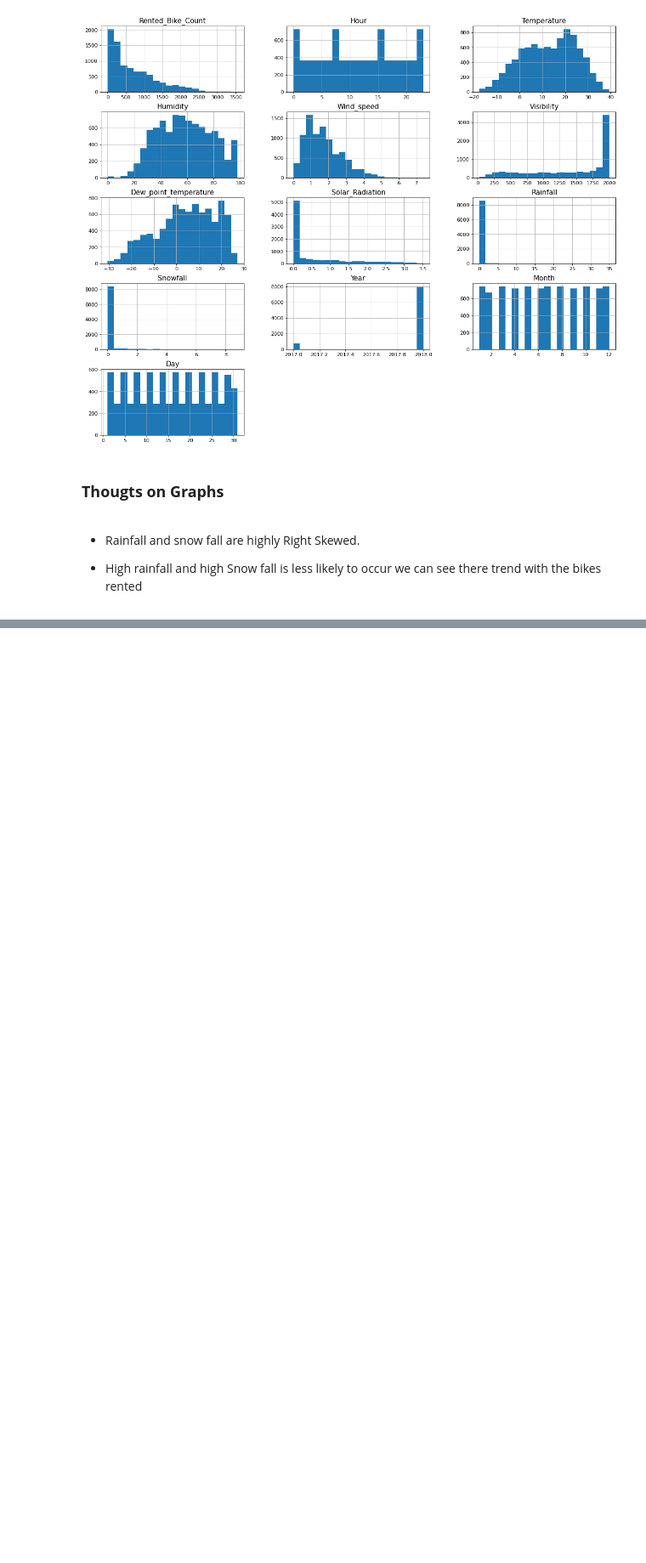
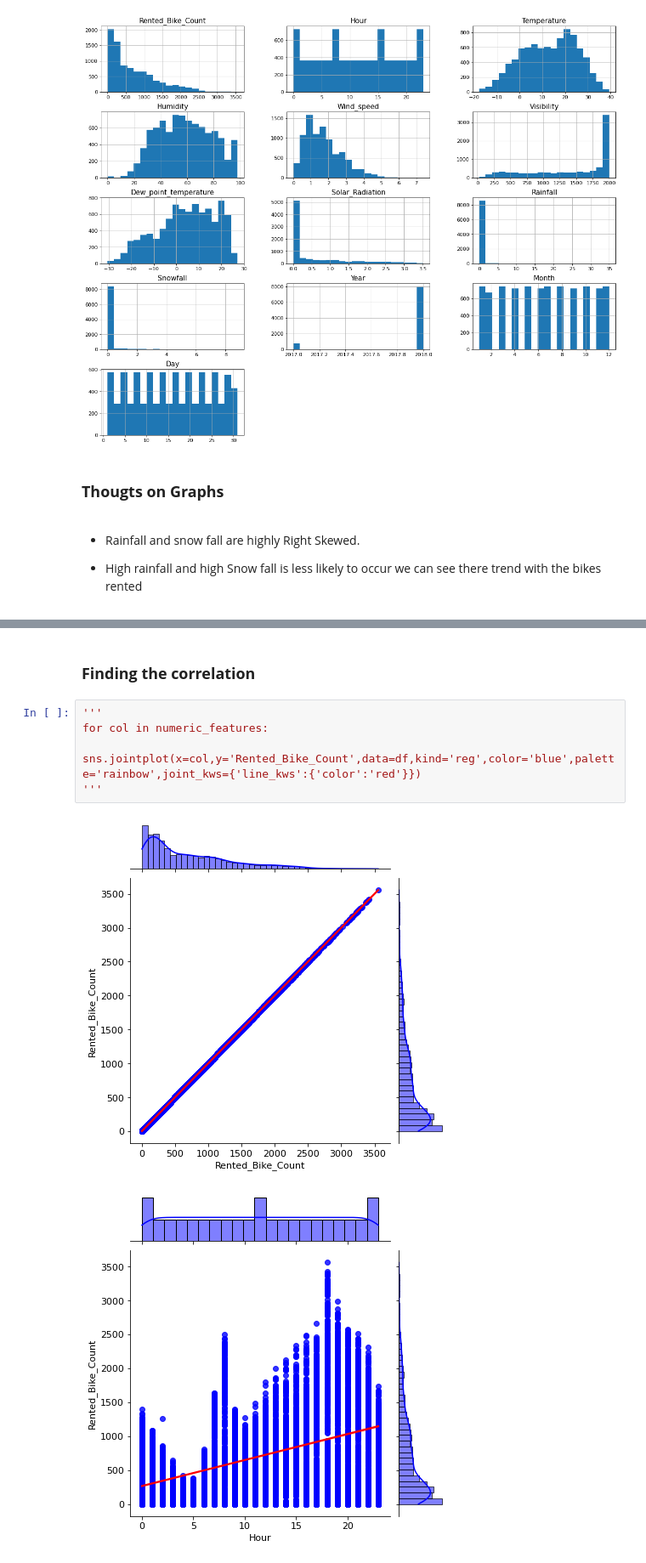
Before and after one commit to AkashSalmuthe/Bike-Sharing-Demand-Prediction, a Jupyter notebook: Bike_Sharing_Demand_Prediction_Capstone_Project.ipynb, the cells around one changed output, grey strips where cells are left out. Shown at 85% size. Cells and saved outputs as stored; diff of their text form; blank space fills up the shorter version.

```diff
--- a/Bike_Sharing_Demand_Prediction_Capstone_Project.ipynb
+++ b/Bike_Sharing_Demand_Prediction_Capstone_Project.ipynb
@@ -277,0 +324,10 @@ df.drop('Functioning_Day', axis = 1, inplace =True)
+# %% [markdown]
+### **Finding the correlation**
+# %%
+'''
+for col in numeric_features:
+  sns.jointplot(x=col,y='Rented_Bike_Count',data=df,kind='reg',color='blue',palette='rainbow',joint_kws={'line_kws':{'color':'red'}})
+'''
+# %% [output]
+[figure, added]
+[figure, added]
```
Also changed, not shown: parts of 27 cells of this notebook.
